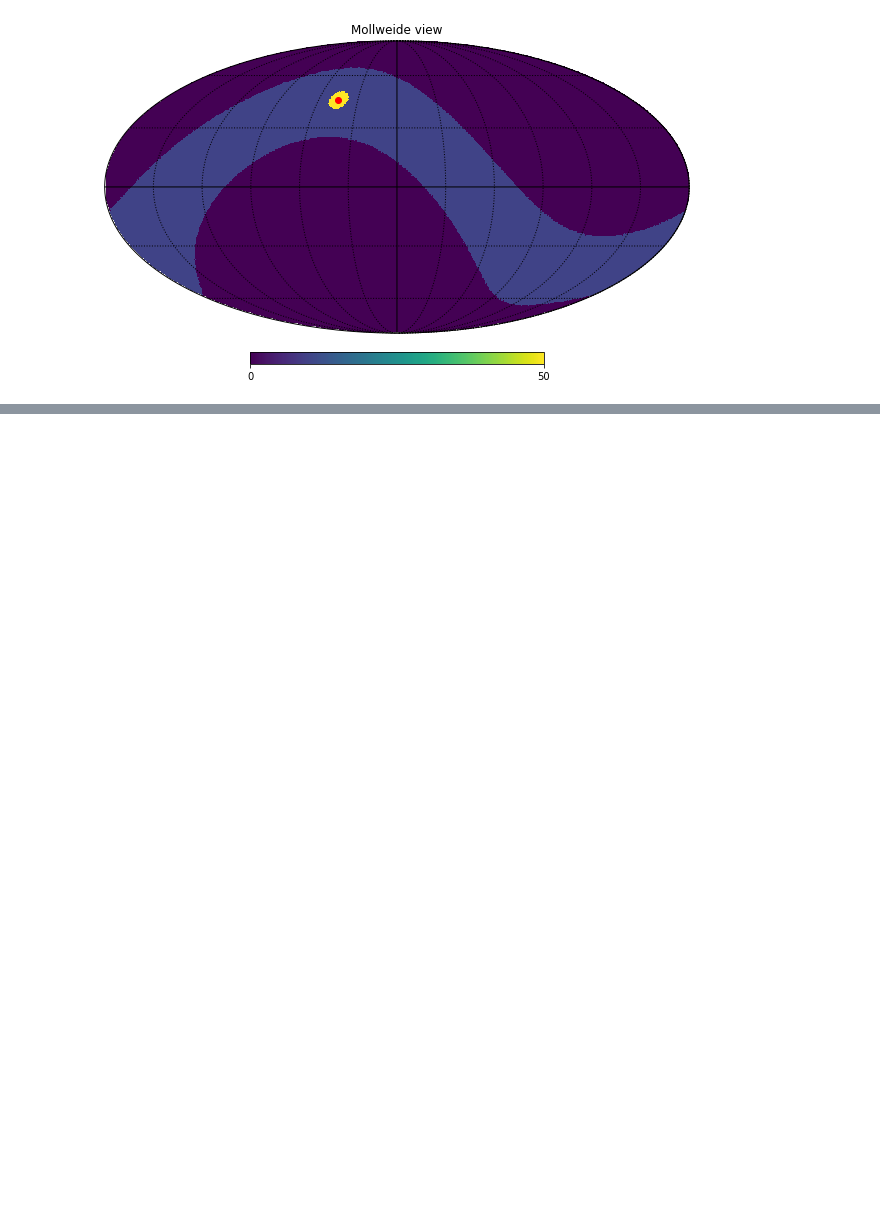
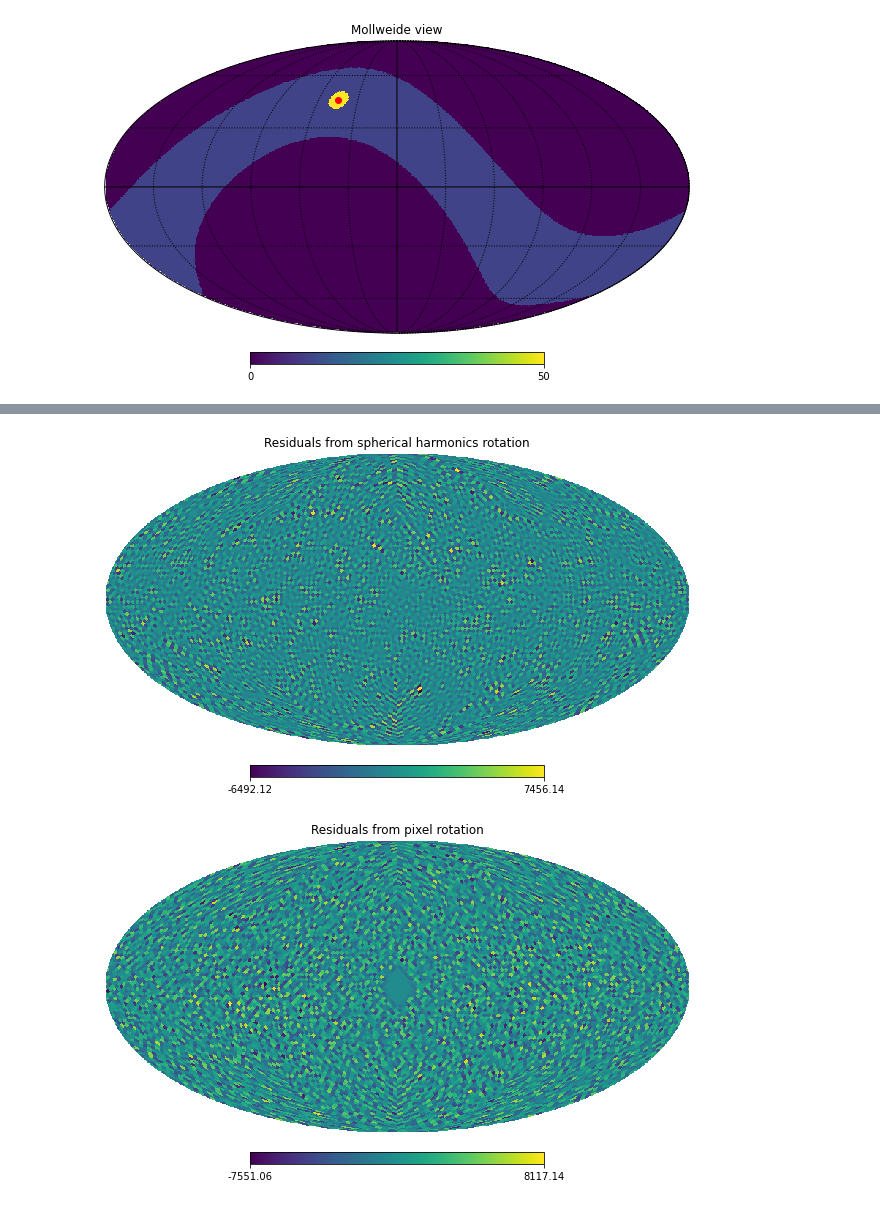
Before and after one commit to Semooretj/SURP, a Jupyter notebook: rotator_methods_test.ipynb, the cells around one changed output, grey strips where cells are left out. Saved outputs shown, nothing was run; the diff lists cells and outputs as text; code cells hidden in the pictures; blank space fills up the shorter version.

```diff
--- a/rotator_methods_test.ipynb
+++ b/rotator_methods_test.ipynb
@@ -139,0 +179,16 @@ hp.graticule()
+# %%
+# Residuals
+rot_custom_back = hp.Rotator(rot=[longitude.to_value(u.deg), latitude.to_value(u.deg)])
+residual_alms = rot_custom_back.rotate_map_alms(test_rotated_alms)
+residual_pixel = rot_custom_back.rotate_map_pixel(test_rotated_pixel)
+residual_euler = test_pixels - rot(nside,test_rotated_euler,[-45,-45,0])
+
+hp.mollview(test_pixels-residual_alms, title="Residuals from spherical harmonics rotation")
+hp.mollview(test_pixels-residual_pixel, title="Residuals from pixel rotation")
+#hp.mollview(rot_custom_back.rotate_map_pixel(test_rotated_pixel))
+# hp.mollview(rot(nside,test_rotated_euler,[-90,-90,0]), title="Residuals from Euler rotation")
+# hp.projplot(0,0, 'ro', lonlat=True)
+# hp.projplot(45,45, 'ro', lonlat=True)
+# %% [output]
+[figure, added]
+[figure, added]
```
Also changed, not shown: parts of 12 cells of this notebook, 1 other file.
